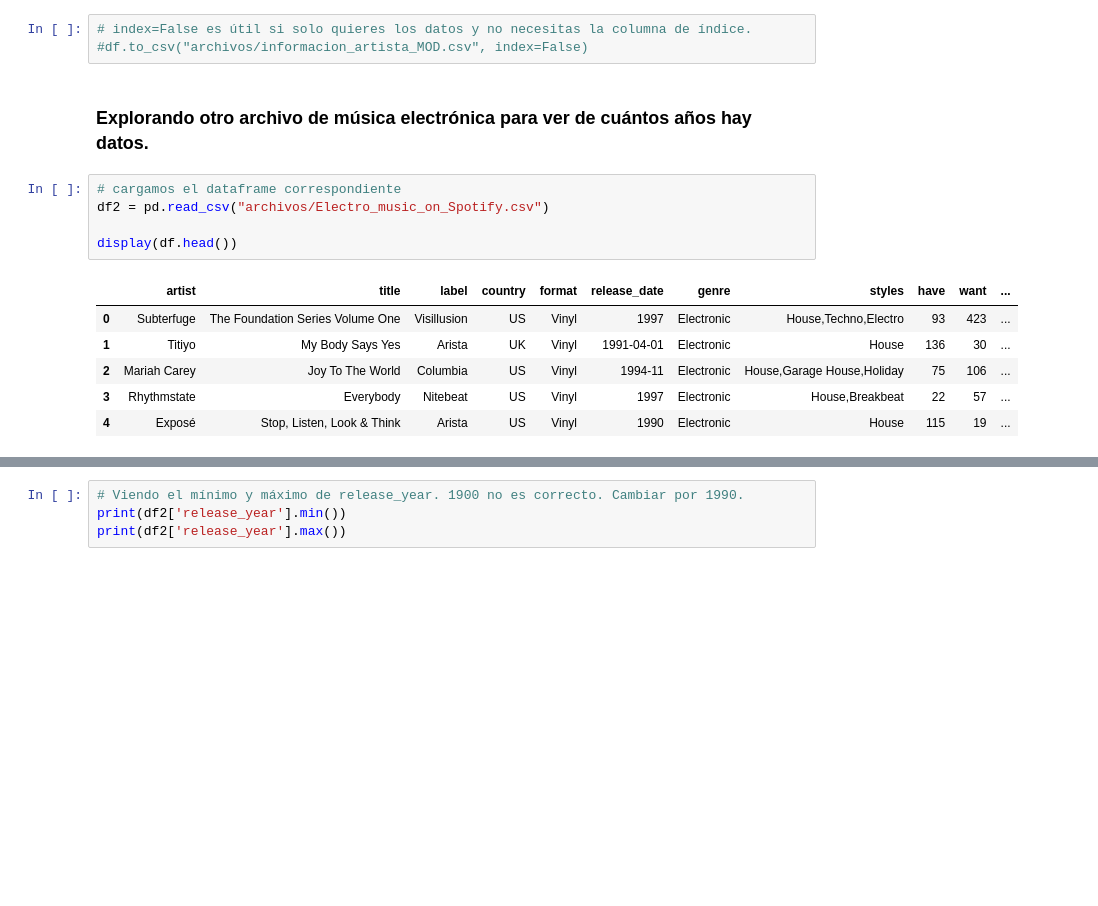
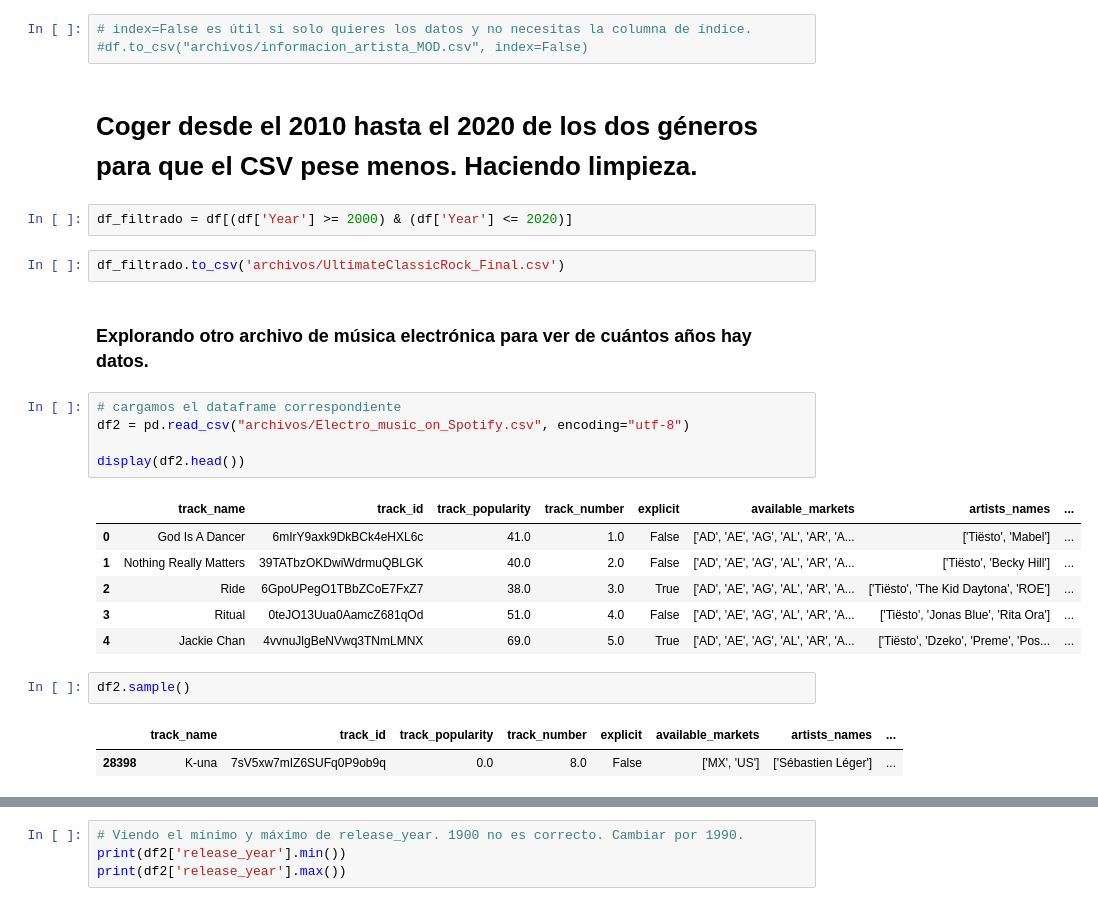
Before and after one commit to mpenacasares/pair-programming-modulo-4-power-bi, a Jupyter notebook: EDA_electronic_rock.ipynb, the cells around one changed output, grey strips where cells are left out. Drawn from its saved outputs; the diff is of its cells as text; blank space fills up the shorter version.

```diff
--- a/EDA_electronic_rock.ipynb
+++ b/EDA_electronic_rock.ipynb
@@ -168,19 +168,30 @@ get_duplicate_rows(df)
 # %%
 # index=False es útil si solo quieres los datos y no necesitas la columna de índice.
 #df.to_csv("archivos/informacion_artista_MOD.csv", index=False)
+# %% [markdown]
+# Coger desde el 2010 hasta el 2020 de los dos géneros para que el CSV pese menos. Haciendo limpieza.
+# %%
+df_filtrado = df[(df['Year'] >= 2000) & (df['Year'] <= 2020)]
+# %%
+df_filtrado.to_csv('archivos/UltimateClassicRock_Final.csv')
 # %% [markdown]
 ### Explorando otro archivo de música electrónica para ver de cuántos años hay datos.
 # %%
 # cargamos el dataframe correspondiente
-df2 = pd.read_csv("archivos/Electro_music_on_Spotify.csv")
+df2 = pd.read_csv("archivos/Electro_music_on_Spotify.csv", encoding="utf-8")
 
-display(df.head())
+display(df2.head())
 # %% [output]
-|  | artist | title | label | country | format | release_date | genre | styles | have | want | ... |
-| 0 | Subterfuge | The Foundation Series Volume One | Visillusion | US | Vinyl | 1997 | Electronic | House,Techno,Electro | 93 | 423 | ... |
-| 1 | Titiyo | My Body Says Yes | Arista | UK | Vinyl | 1991-04-01 | Electronic | House | 136 | 30 | ... |
-| 2 | Mariah Carey | Joy To The World | Columbia | US | Vinyl | 1994-11 | Electronic | House,Garage House,Holiday | 75 | 106 | ... |
-| 3 | Rhythmstate | Everybody | Nitebeat | US | Vinyl | 1997 | Electronic | House,Breakbeat | 22 | 57 | ... |
-| 4 | Exposé | Stop, Listen, Look & Think | Arista | US | Vinyl | 1990 | Electronic | House | 115 | 19 | ... |
+|  | track_name | track_id | track_popularity | track_number | explicit | available_markets | artists_names | ... |
+| 0 | God Is A Dancer | 6mIrY9axk9DkBCk4eHXL6c | 41.0 | 1.0 | False | ['AD', 'AE', 'AG', 'AL', 'AR', 'A... | ['Tiësto', 'Mabel'] | ... |
+| 1 | Nothing Really Matters | 39TATbzOKDwiWdrmuQBLGK | 40.0 | 2.0 | False | ['AD', 'AE', 'AG', 'AL', 'AR', 'A... | ['Tiësto', 'Becky Hill'] | ... |
+| 2 | Ride | 6GpoUPegO1TBbZCoE7FxZ7 | 38.0 | 3.0 | True | ['AD', 'AE', 'AG', 'AL', 'AR', 'A... | ['Tiësto', 'The Kid Daytona', 'ROE'] | ... |
+| 3 | Ritual | 0teJO13Uua0AamcZ681qOd | 51.0 | 4.0 | False | ['AD', 'AE', 'AG', 'AL', 'AR', 'A... | ['Tiësto', 'Jonas Blue', 'Rita Ora'] | ... |
+| 4 | Jackie Chan | 4vvnuJlgBeNVwq3TNmLMNX | 69.0 | 5.0 | True | ['AD', 'AE', 'AG', 'AL', 'AR', 'A... | ['Tiësto', 'Dzeko', 'Preme', 'Pos... | ... |
+# %%
+df2.sample()
+# %% [output]
+|  | track_name | track_id | track_popularity | track_number | explicit | available_markets | artists_names | ... |
+| 28398 | K-una | 7sV5xw7mIZ6SUFq0P9ob9q | 0.0 | 8.0 | False | ['MX', 'US'] | ['Sébastien Léger'] | ... |
 # %%
 df2.columns
```
Also changed, not shown: parts of 6 cells of this notebook.
